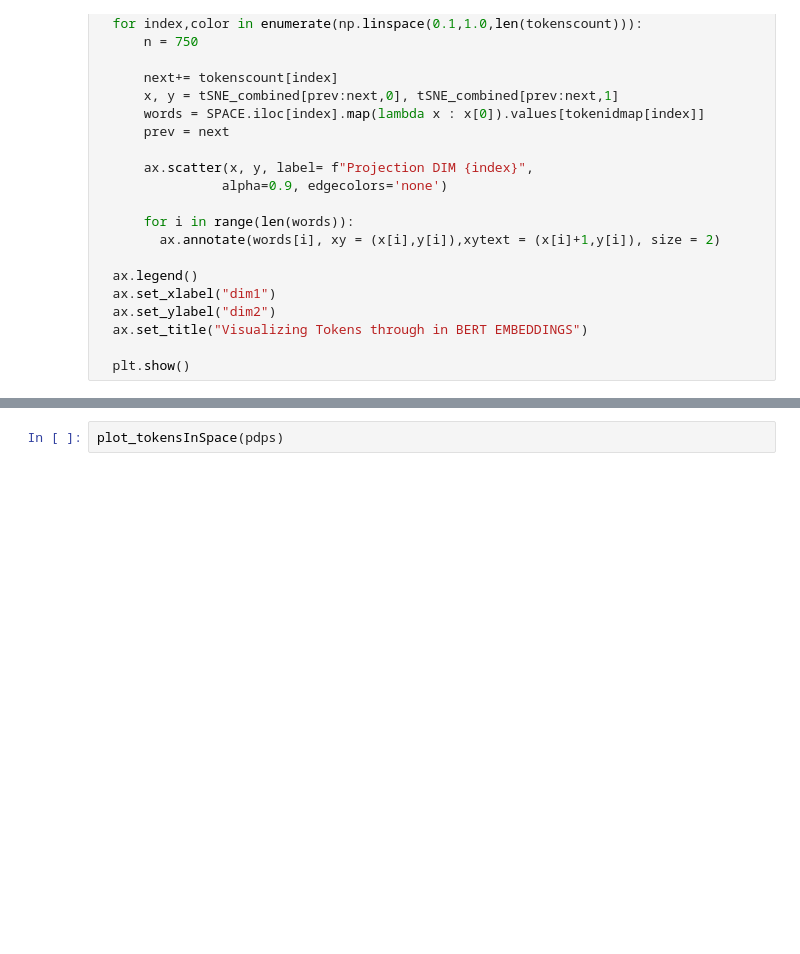
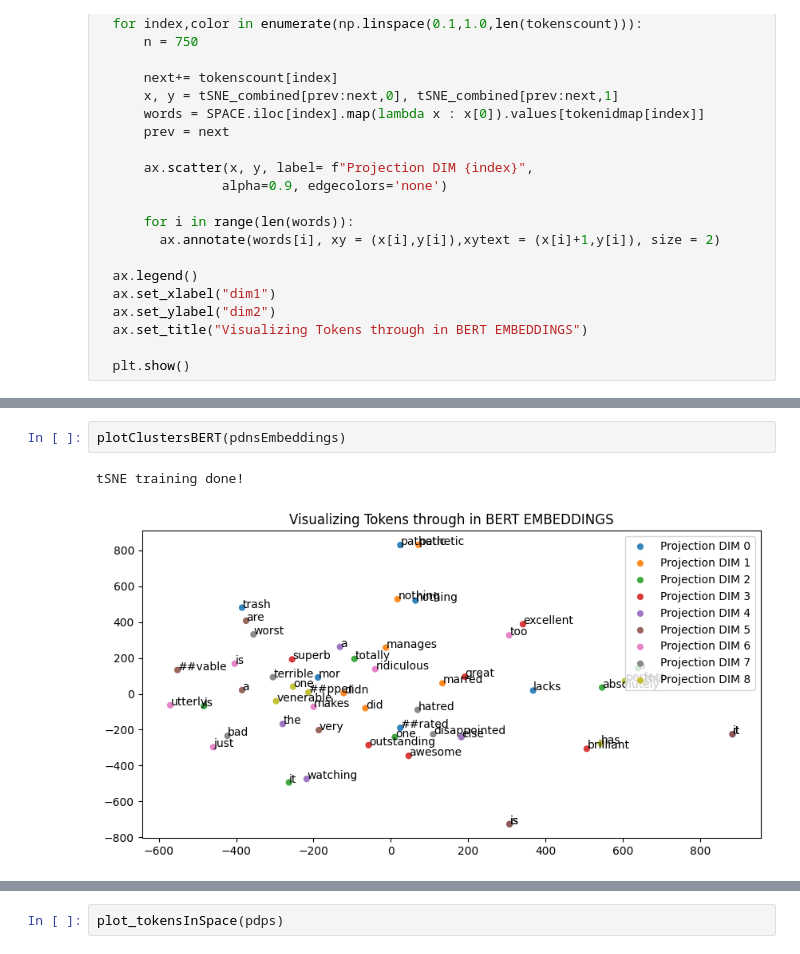
Before and after one commit to rahul-ohlan/TWARP, a Jupyter notebook: imdb_interpretabilityV3.ipynb, the cells around one changed output, grey strips where cells are left out. Saved outputs shown, nothing was run; the diff lists cells and outputs as text; blank space fills up the shorter version.

```diff
--- a/imdb_interpretabilityV3.ipynb
+++ b/imdb_interpretabilityV3.ipynb
@@ -1281,0 +1349,5 @@ def plot_tokensInSpace(SPACE):
+# %%
+plotClustersBERT(pdnsEmbeddings)
+# %% [output]
+tSNE training done!
+[figure, added]
```
Also changed, not shown: parts of 16 cells of this notebook.
